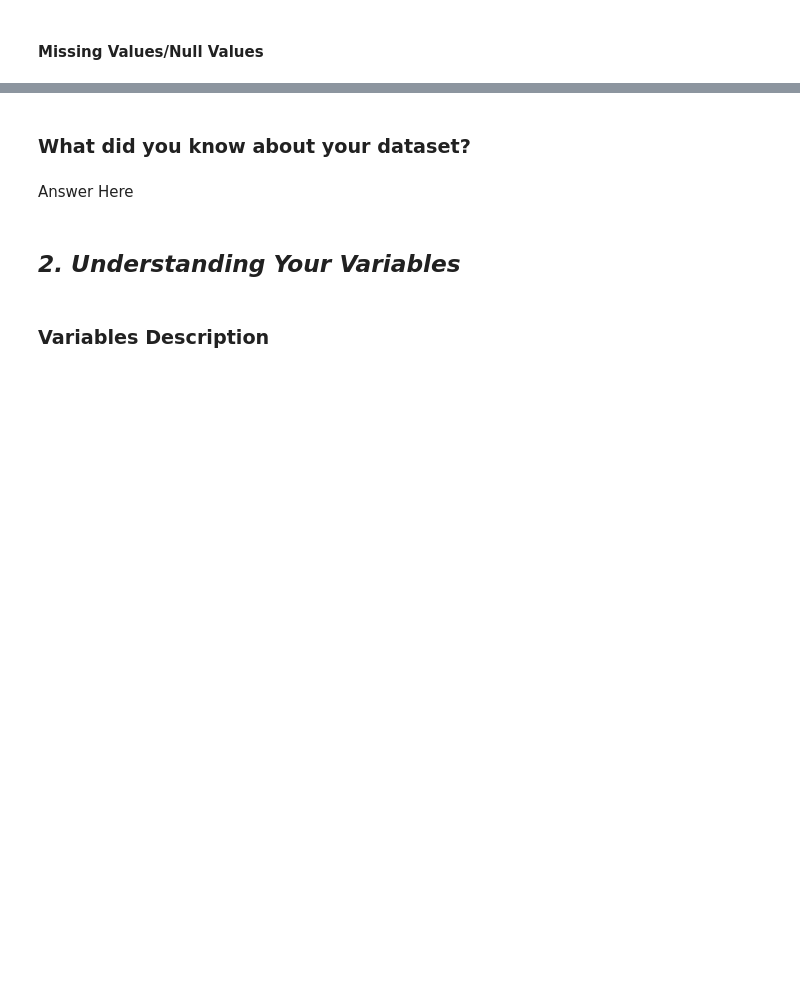
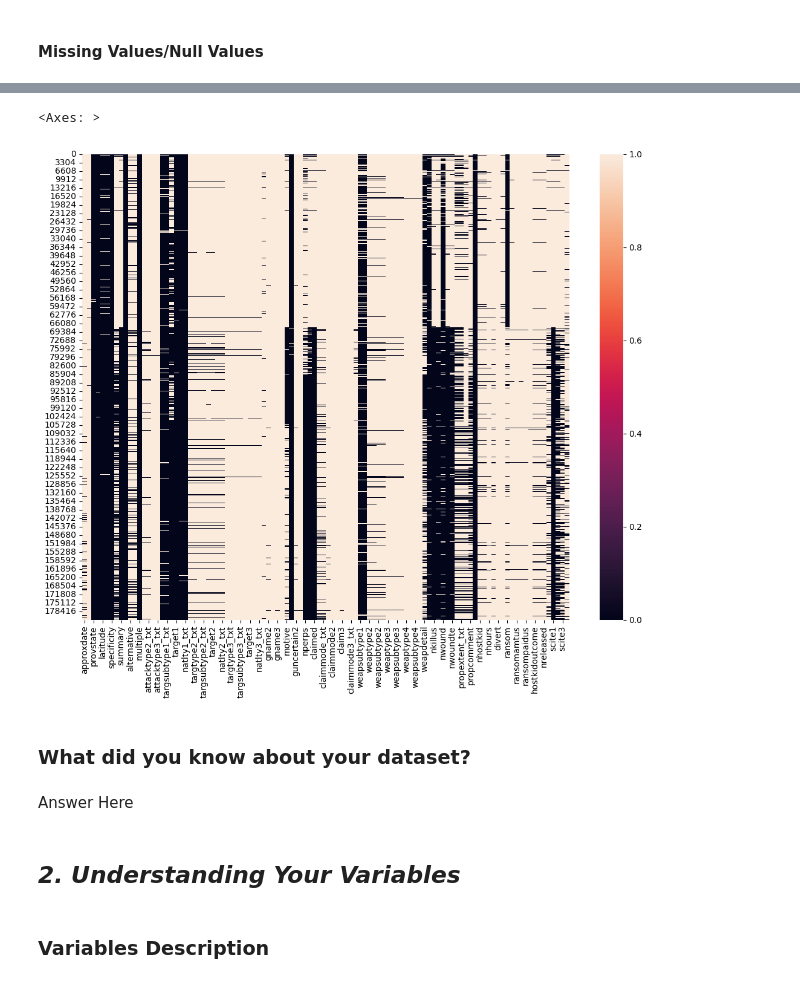
Before and after one commit to NIKITASARDE12/EDA-Global-terrorism-capstone, a Jupyter notebook: EDA_of_Global_Terrorisam_Submission.ipynb, the cells around one changed output, grey strips where cells are left out. Drawn from its saved outputs; the diff is of its cells as text; code cells hidden in the pictures; blank space fills up the shorter version.

```diff
--- a/EDA_of_Global_Terrorisam_Submission.ipynb
+++ b/EDA_of_Global_Terrorisam_Submission.ipynb
@@ -130,5 +130,5 @@ if import_from_drive:
   drive.mount('/content/drive')
   path = '/content/drive/MyDrive/global terrorism/Global Terrorism Data (1).csv'
 else:
-  url = 'https://drive.google.com/file/d/1fLeNa04wQHnYSDgL9IFD-BtNhpNydO0E/view?usp=drive_link'
+  url = 'https://drive.google.com/file/d/1fLeNa04wQHnYSDgL9IFD-BtNhpNydO0E/view?usp=sharing'
   path = get_link(url, 'gtd.csv')
@@ -159,0 +210,9 @@ NameError: name 'path' is not defined
+# %%
+# Missing Values/Null Values Count
+print(f'There are {gtd.isna().sum().sum()} missing values in the dataset\n\nThe columns which have missing values are:')
+
+# Count the number of missing values in each column
+gtdna = gtd.isna().sum()
+
+# Printing all the columns which have null values along with the number of null values in each column
+print(gtdna[gtdna != 0])
@@ -160,3 +235,10 @@ NameError: name 'path' is not defined
+# %%
+# Visualizing the missing values
+plt.figure(figsize = (13, 10))
+sns.heatmap(gtd[gtdna[gtdna != 0].index].isna())
+# %% [output]
+<Axes: >
+[figure, added]
 # %% [markdown]
 ### What did you know about your dataset?
 # %% [markdown]
```
Also changed, not shown: parts of 12 cells of this notebook.
